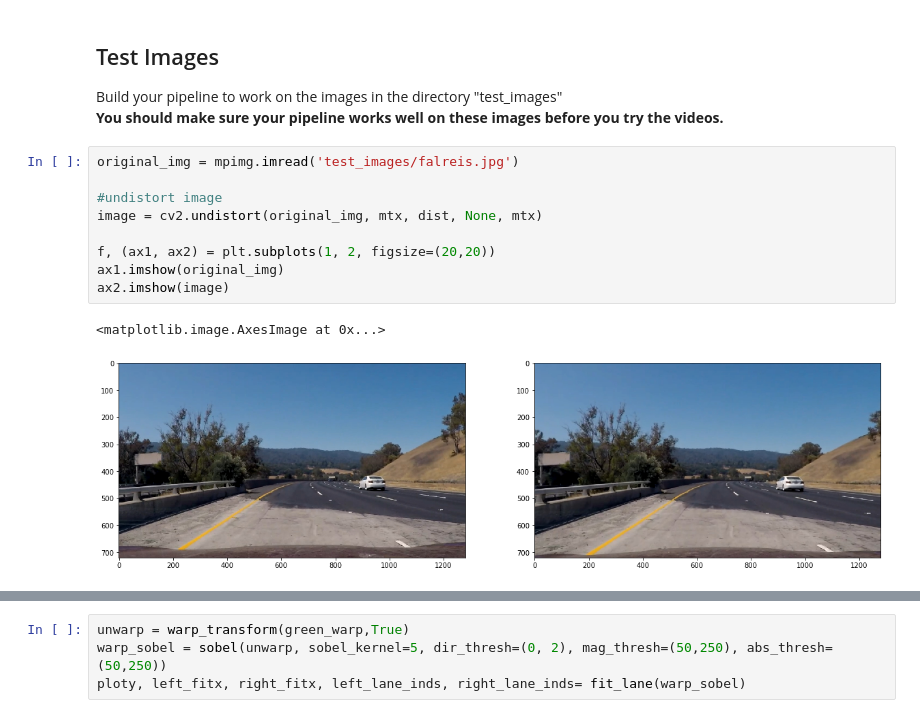
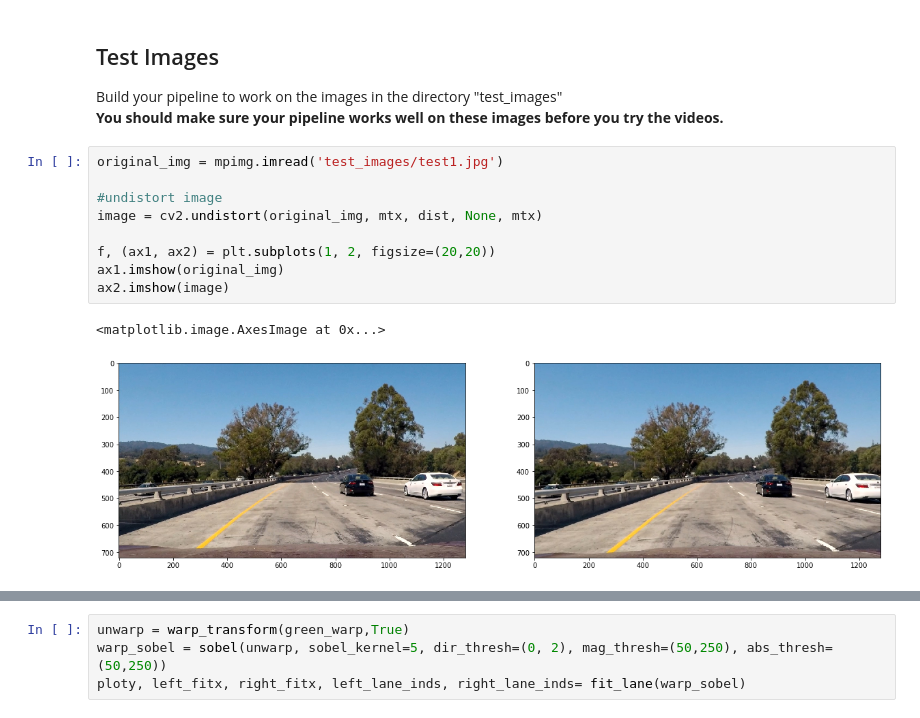
Before and after one commit to falreis/CarND-Advanced-Lane-Lines, a Jupyter notebook: code.ipynb, the cells around one changed output, grey strips where cells are left out. Drawn from its saved outputs; the diff is of its cells as text.

```diff
--- a/code.ipynb
+++ b/code.ipynb
@@ -847,17 +858,17 @@ calibration15.jpg
 Build your pipeline to work on the images in the directory "test_images"
 **You should make sure your pipeline works well on these images before you try the videos.**
 # %%
-original_img = mpimg.imread('test_images/falreis.jpg')
+original_img = mpimg.imread('test_images/test1.jpg')
 
 #undistort image
 image = cv2.undistort(original_img, mtx, dist, None, mtx)
 
 f, (ax1, ax2) = plt.subplots(1, 2, figsize=(20,20))
 ax1.imshow(original_img)
 ax2.imshow(image)
 # %% [output]
 <matplotlib.image.AxesImage at 0x...>
-[figure, old version]
+[figure, new version]
 # %%
 #warp original image
 warp_orig = warp_transform(image)
```
Also changed, not shown: parts of 21 cells of this notebook, 13 other files.
